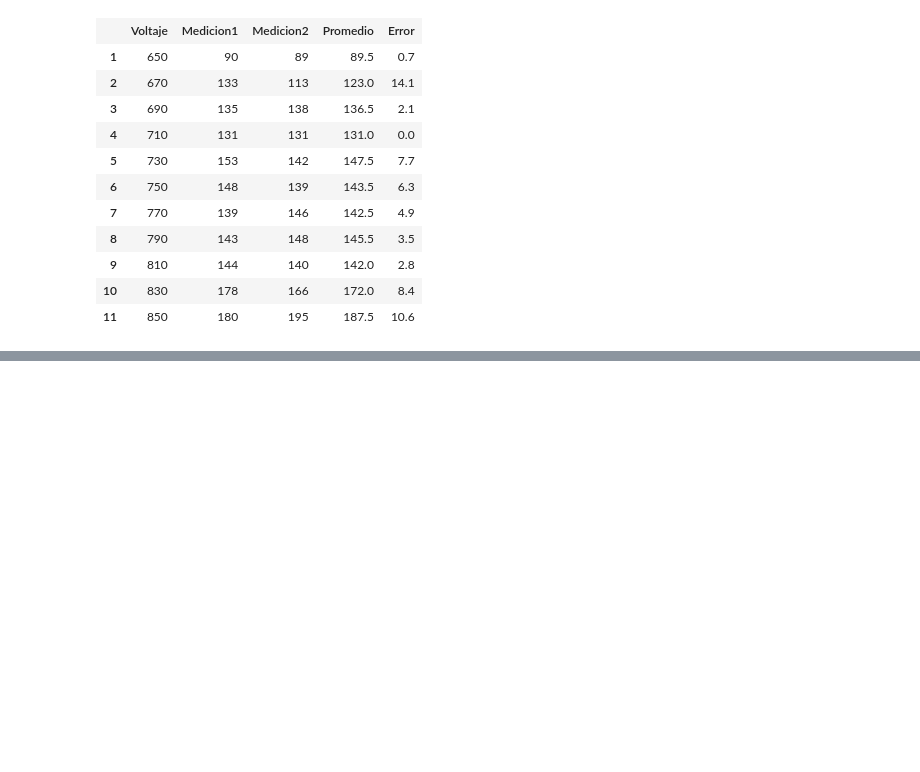
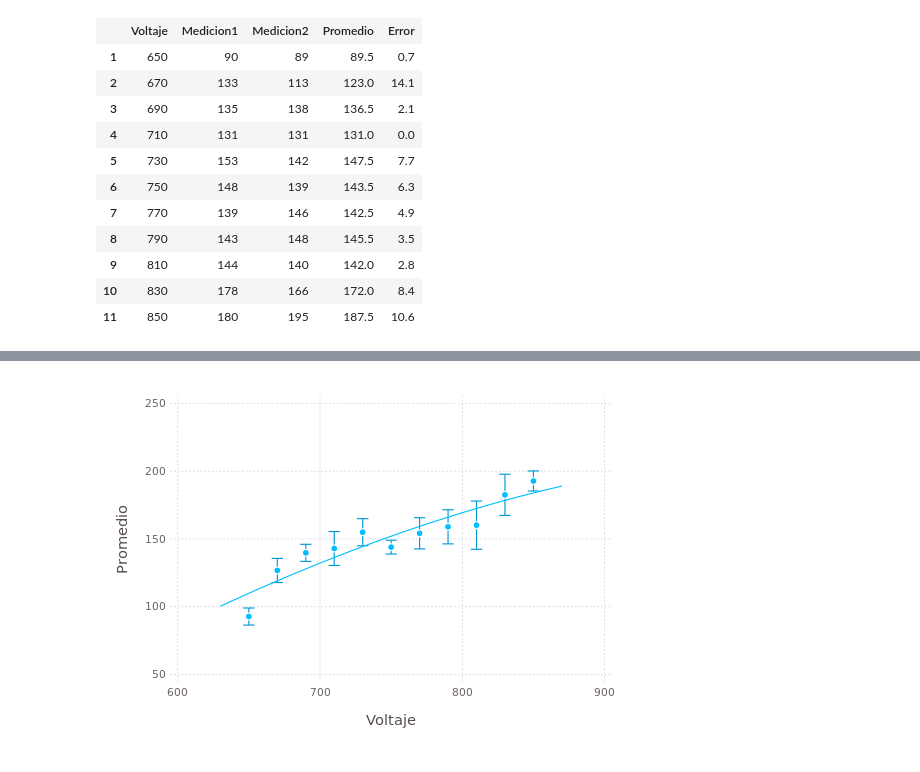
Before and after one commit to FavioVazquez/DeteccionRayosCosmicos-PCF, a Jupyter notebook: LaboratorioMuones/Medición - Punto de operación.ipynb, the cells around one changed output, grey strips where cells are left out. Saved outputs shown, nothing was run; the diff lists cells and outputs as text; code cells hidden in the pictures; blank space fills up the shorter version.

```diff
--- a/LaboratorioMuones/Medición - Punto de operación.ipynb
+++ b/LaboratorioMuones/Medición - Punto de operación.ipynb
@@ -251,0 +266,24 @@ df2
+# %%
+ymins2 = df2[:Promedio] .- df2[:Error]
+ymaxs2 = df2[:Promedio] .+ df2[:Error]
+
+x_data2 = convert(Array,df2[:Voltaje])
+y_data2 = convert(Array,df2[:Promedio])
+
+t2 = [630; 870]
+
+t2 = reshape([630 : 0.1 : 870], length([630 : 0.1 : 870]), 1)
+t_squared2 = t2 .^ 3
+
+quadratic_coeff = Variable()
+slope = Variable()
+offset = Variable()
+quadratic = offset + x_data2 * slope + quadratic_coeff * x_data2 .^ 3
+residuals = quadratic - y_data2
+fit_error = sum_squares(residuals)
+optval = minimize!(fit_error)
+
+
+plot(layer(df2,x="Voltaje",y="Promedio", ymin=ymins2, ymax=ymaxs2, Geom.point, Geom.errorbar),layer(x=t2, y=evaluate(offset) + t2 * evaluate(slope) + t_squared2 * evaluate(quadratic_coeff), Geom.line))
+# %% [output]
+[figure, added]
```
Also changed, not shown: parts of 4 cells of this notebook.
